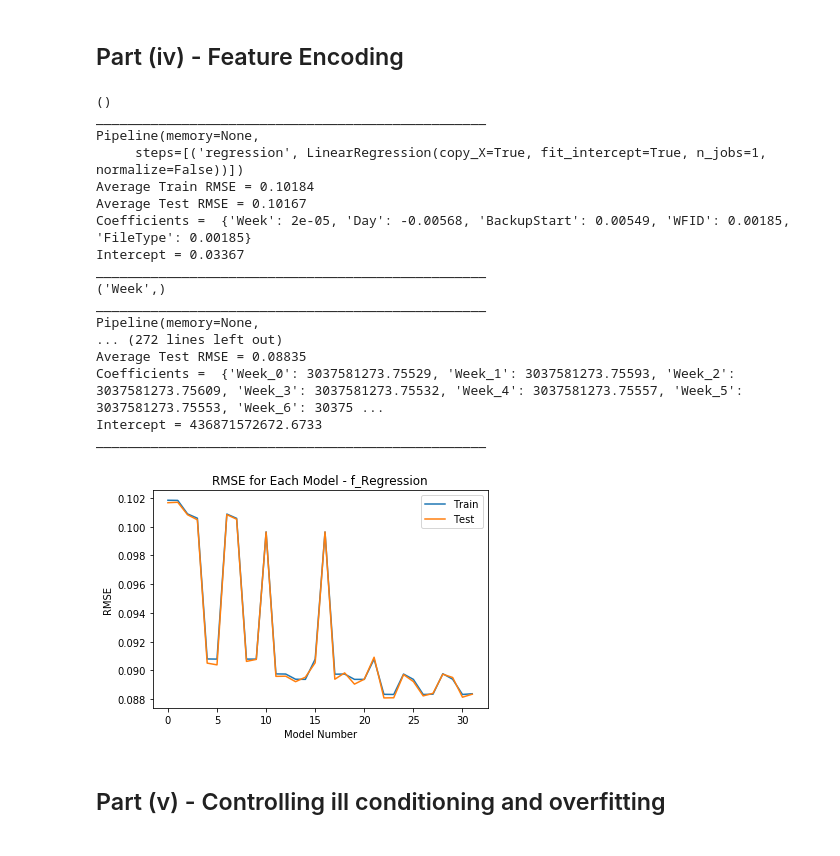
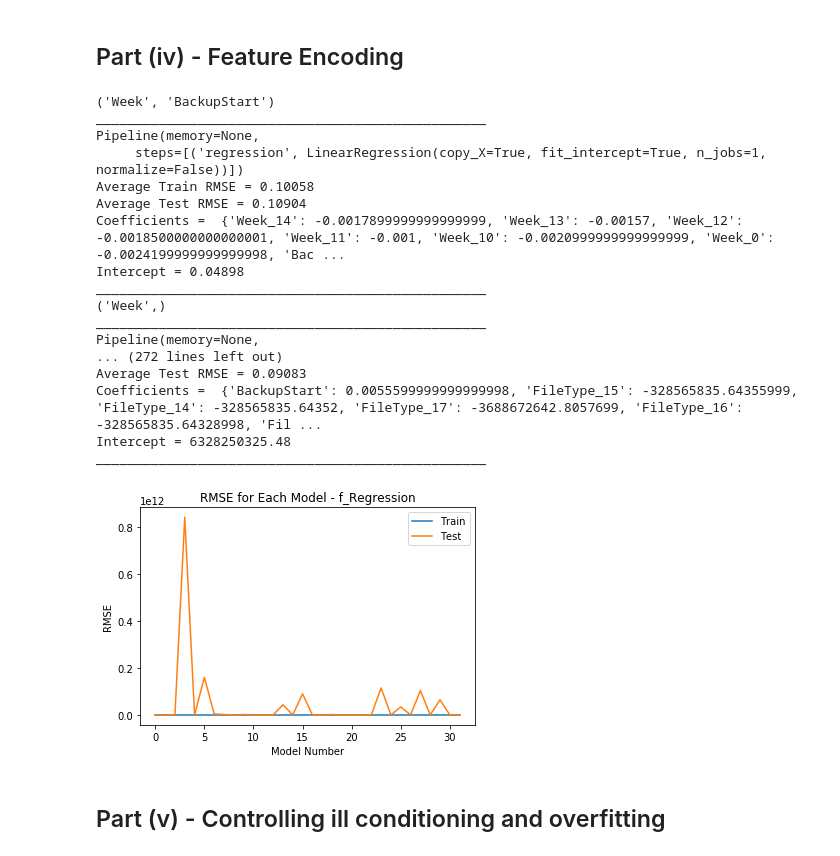
Before and after one commit to shrey-agarwal/Large-Scale-Data-Mining, a Jupyter notebook: Project 4/project4.ipynb, the cells around one changed output. Cells and saved outputs as stored; diff of their text form; code cells hidden in the pictures.

```diff
--- a/Project 4/project4.ipynb
+++ b/Project 4/project4.ipynb
@@ -119,10 +145,10 @@ def preprocess(data,save=False):
     multi_dataset = generate_combinations(data,categorical,save)
     return multi_dataset
 
-def linear_regression2(regressor,X,y,cv,feature_selection=None,verbose=True,printing=True):
+def linear_regression2(regressor,X,y,cv,feature_selection=None,verbose=True,printing=True,shuffle=True):
     if(printing):
         print(regressor)
-    kf = KFold(n_splits=cv,shuffle=True)
+    kf = KFold(n_splits=cv,shuffle=shuffle)
     train_rmse, test_rmse,coeffs,intercept = [],[],[],[]
     columns = X.columns.values
     coeffs = {col:[] for col in columns}
@@ -282,43 +318,43 @@ for combn,dataset in multi_dataset.items():
     print(combn)
     print('_'*50)
     #X = dataset.loc[:, dataset.columns != 'Size']
     #y = dataset.loc[:, dataset.columns == 'Size']
 
     X = dataset.drop(['Size','BackUpTime'],axis=1)
     y = dataset.loc[:, dataset.columns == 'Size']
 
     lr = LinearRegression()
     regressor = Pipeline([('regression', lr)])
-    train_rmse[combn],test_rmse[combn] = linear_regression2(regressor,X,y,10,verbose=False)
+    train_rmse[combn],test_rmse[combn] = linear_regression2(regressor,X,y,10,verbose=False,shuffle=False)
     print('_'*50)
 
 fig = plt.figure()
 plt.plot(train_rmse.values(),label='Train')
 plt.plot(test_rmse.values(),label='Test')
 plt.xlabel('Model Number')
 plt.ylabel('RMSE')
 plt.title('RMSE for Each Model - f_Regression')
 plt.legend(loc='best')
 plt.show()
 # %% [output]
-()
+('Week', 'BackupStart')
 __________________________________________________
 Pipeline(memory=None,
      steps=[('regression', LinearRegression(copy_X=True, fit_intercept=True, n_jobs=1, normalize=False))])
-Average Train RMSE = 0.10184
-Average Test RMSE = 0.10167
-Coefficients =  {'Week': 2e-05, 'Day': -0.00568, 'BackupStart': 0.00549, 'WFID': 0.00185, 'FileType': 0.00185}
-Intercept = 0.03367
+Average Train RMSE = 0.10058
+Average Test RMSE = 0.10904
+Coefficients =  {'Week_14': -0.0017899999999999999, 'Week_13': -0.00157, 'Week_12': -0.0018500000000000001, 'Week_11': -0.001, 'Week_10': -0.0020999999999999999, 'Week_0': -0.0024199999999999998, 'Bac ...
+Intercept = 0.04898
 __________________________________________________
 ('Week',)
 __________________________________________________
 Pipeline(memory=None,
 ... (272 lines left out)
-Average Test RMSE = 0.08835
-Coefficients =  {'Week_0': 3037581273.75529, 'Week_1': 3037581273.75593, 'Week_2': 3037581273.75609, 'Week_3': 3037581273.75532, 'Week_4': 3037581273.75557, 'Week_5': 3037581273.75553, 'Week_6': 30375 ...
-Intercept = 436871572672.6733
+Average Test RMSE = 0.09083
+Coefficients =  {'BackupStart': 0.0055599999999999998, 'FileType_15': -328565835.64355999, 'FileType_14': -328565835.64352, 'FileType_17': -3688672642.8057699, 'FileType_16': -328565835.64328998, 'Fil ...
+Intercept = 6328250325.48
 __________________________________________________
-[figure, old version]
+[figure, new version]
 # %% [markdown]
 ## Part (v) - Controlling ill conditioning and overfitting
 # %% [markdown]
```
Also changed, not shown: parts of 9 cells of this notebook.
